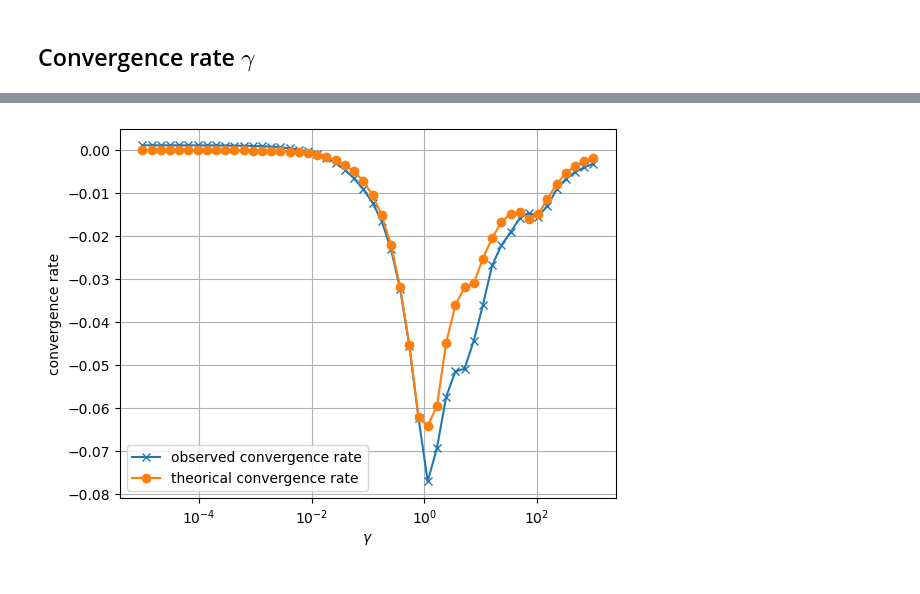
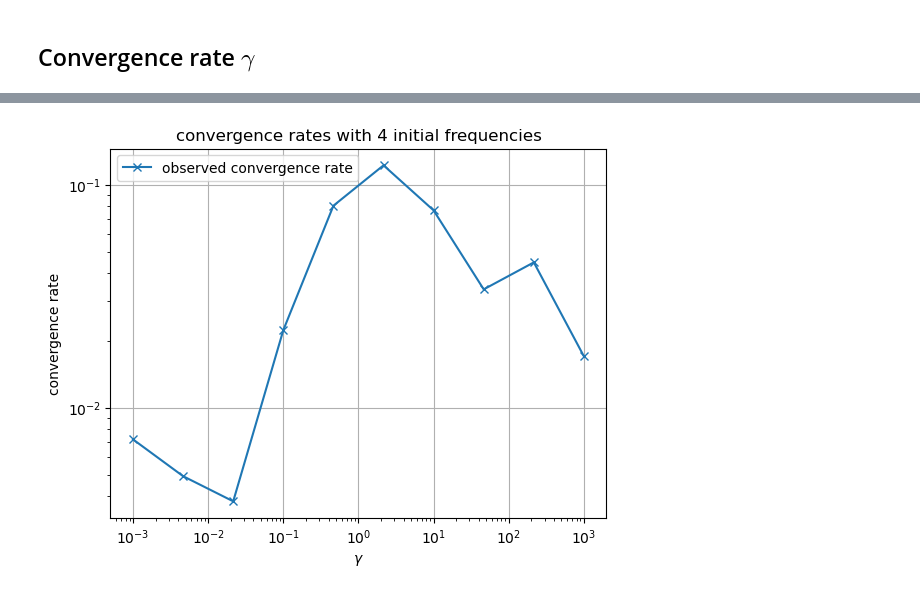
Before and after one commit to lucas-perrin/LWW_Assim, a Jupyter notebook: python_code/comparaison_observers.ipynb, the cells around one changed output, grey strips where cells are left out. Saved outputs shown, nothing was run; the diff lists cells and outputs as text; code cells hidden in the pictures.

Commit message:
mainly modifications for the plots to include in the article

```diff
--- a/python_code/comparaison_observers.ipynb
+++ b/python_code/comparaison_observers.ipynb
@@ -120,7 +136,10 @@ for i,val in enumerate(X0_mix):
 # Creating fX0_sin, fX0_cos and fX0_mix
 
 fX0_mix = np.concatenate((X0_mix,X0_mix))
-fX0mini_mix = np.concatenate((X0mini_mix,X0mini_mix))
+fX0mini_mix = np.concatenate((X0mini_mix,1j * X0mini_mix @ np.diag(np.sqrt(np.abs(frequencesmini)))))
+
+fX0_test = np.concatenate((X0_test,X0_test))
+fX0mini_test = np.concatenate((X0mini_test,1j*X0mini_test @ np.diag(np.sqrt(np.abs(frequencesmini)))))
 # %%
 # ------------------------------
 # Time integration scheme
@@ -178,16 +197,16 @@ plt.show()
 # %% [markdown]
 ## Convergence rate $\gamma$
 # %%
-nb_gamma = 50
-gamma_list = (10*np.ones(nb_gamma))**np.linspace(-5,3,nb_gamma)
+nb_gamma = 10
+gamma_list = (10*np.ones(nb_gamma))**np.linspace(-3,3,nb_gamma)
 # %%
 conv_factor_the = np.zeros(nb_gamma)
 fX_sol = {}
 for i,gamma in enumerate(gamma_list):
-    fAmini_i = np.block([[fOmini, fImini], [fFmini, gamma * Pimini_nm @ fCmini]])
-    conv_factor_the[i] = largest_nonzero_eigenvalue(fAmini_i)
+    fABmini_i = np.block([[fOmini, fImini], [fFmini, gamma * (Pimini_nm @ fCmini)]])
+    conv_factor_the[i] = largest_nonzero_eigenvalue(fABmini_i)
     print('done for ode nb :',i+1)
-    fX_sol[i] = Euler_Explicit(fAmini_i,fX0mini_mix,tspan)
+    fX_sol[i] = Euler_Explicit(fABmini_i,fX0mini_test,tspan)
 # %% [output]
 done for ode nb : 1
 done for ode nb : 2
@@ -209,11 +221,11 @@ done for ode nb : 50
 # %%
-# steps = tspan.shape[0]//100
-# plt.figure(figsize=(15, 5))
-# conv_factor_obs = np.zeros(nb_gamma)
-# conv_factor_the = np.zeros(nb_gamma)
-# for i,gamma in enumerate(gamma_list):
-#     plt.semilogy(tspan[::steps],np.linalg.norm(fX_sol[i][0:,::steps],2,axis=0),'-x',label=np.log10(gamma))
-#     conv_factor_obs[i] = np.polyfit(tspan[::steps],np.log(np.linalg.norm(fX_sol[i][0:,::steps],2,axis=0)),1)[0]
-# plt.grid()
-# plt.legend()
-# plt.show()
+steps = tspan.shape[0]//30
+plt.figure(figsize=(15, 5))
+conv_factor_obs = np.zeros(nb_gamma)
+conv_factor_the = np.zeros(nb_gamma)
+for i,gamma in enumerate(gamma_list):
+    plt.semilogy(tspan[::steps],H_half_times_L2_norm(fX_sol[i][0:,::steps],frequencesmini),'-x',label=np.log10(gamma))
+    conv_factor_obs[i] = np.polyfit(tspan[::steps],np.log(H_half_times_L2_norm(fX_sol[i][0:,::steps],frequencesmini)),1)[0]
+plt.grid()
+plt.legend()
+plt.show()
@@ -220,10 +234,10 @@ done for ode nb : 50
 # %%
-plt.semilogx(gamma_list,conv_factor_obs,'x-',label='observed convergence rate')
-plt.semilogx(gamma_list,conv_factor_the,'o-',label='theorical convergence rate')
+plt.loglog(gamma_list,np.abs(conv_factor_obs),'x-',label='observed convergence rate')
+#plt.semilogx(gamma_list,conv_factor_the,'o-',label='theorical convergence rate')
 plt.ylabel(r'convergence rate')
 plt.xlabel(r'$\gamma$')
 plt.legend()
-plt.title('')
+plt.title('convergence rates with %i initial frequencies' % N_ini_fq)
 plt.grid()
 # %% [output]
-[figure, old version]
+[figure, new version]
```
Also changed, not shown: parts of 37 cells of this notebook, 12 other files.
